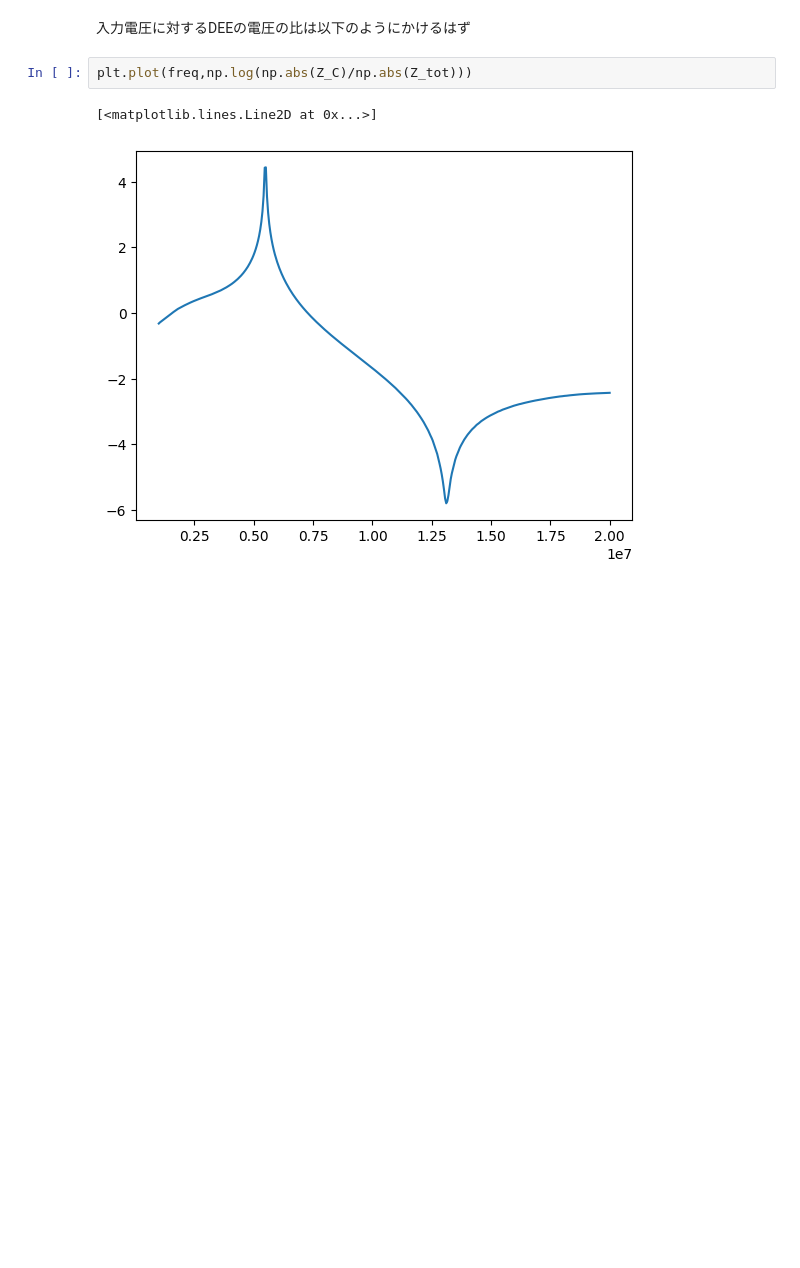
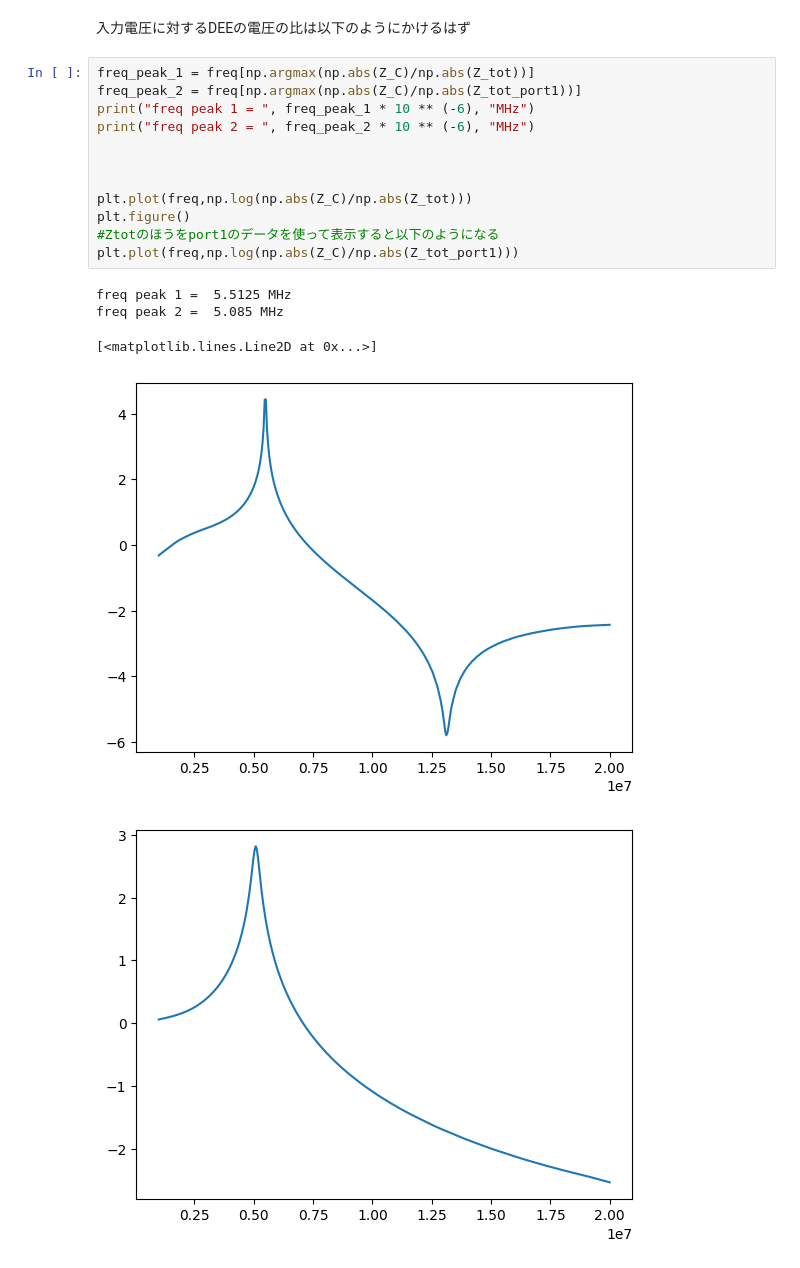
Before and after one commit to tyaxm/cyclotron, a Jupyter notebook: src/RLC_with_stray.ipynb, the cells around one changed output. Drawn from its saved outputs; the diff is of its cells as text; blank space fills up the shorter version.

```diff
--- a/src/RLC_with_stray.ipynb
+++ b/src/RLC_with_stray.ipynb
@@ -71,9 +92,22 @@ plt.legend()
 # %% [markdown]
 入力電圧に対するDEEの電圧の比は以下のようにかけるはず
 # %%
+freq_peak_1 = freq[np.argmax(np.abs(Z_C)/np.abs(Z_tot))]
+freq_peak_2 = freq[np.argmax(np.abs(Z_C)/np.abs(Z_tot_port1))]
+print("freq peak 1 = ", freq_peak_1 * 10 ** (-6), "MHz")
+print("freq peak 2 = ", freq_peak_2 * 10 ** (-6), "MHz")
+
+
+
 plt.plot(freq,np.log(np.abs(Z_C)/np.abs(Z_tot)))
+plt.figure()
+#Ztotのほうをport1のデータを使って表示すると以下のようになる
+plt.plot(freq,np.log(np.abs(Z_C)/np.abs(Z_tot_port1)))
 # %% [output]
-[<matplotlib.lines.Line2D at 0x...>]
+freq peak 1 =  5.5125 MHz
+freq peak 2 =  5.085 MHz
+[<matplotlib.lines.Line2D at 0x...>]
 [figure]
+[figure, added]
 # %%
 plt.plot(freq,np.abs(Z_C.imag)/np.sqrt(Z_tot.real))
```
Also changed, not shown: parts of 10 cells of this notebook, 1 other file.
